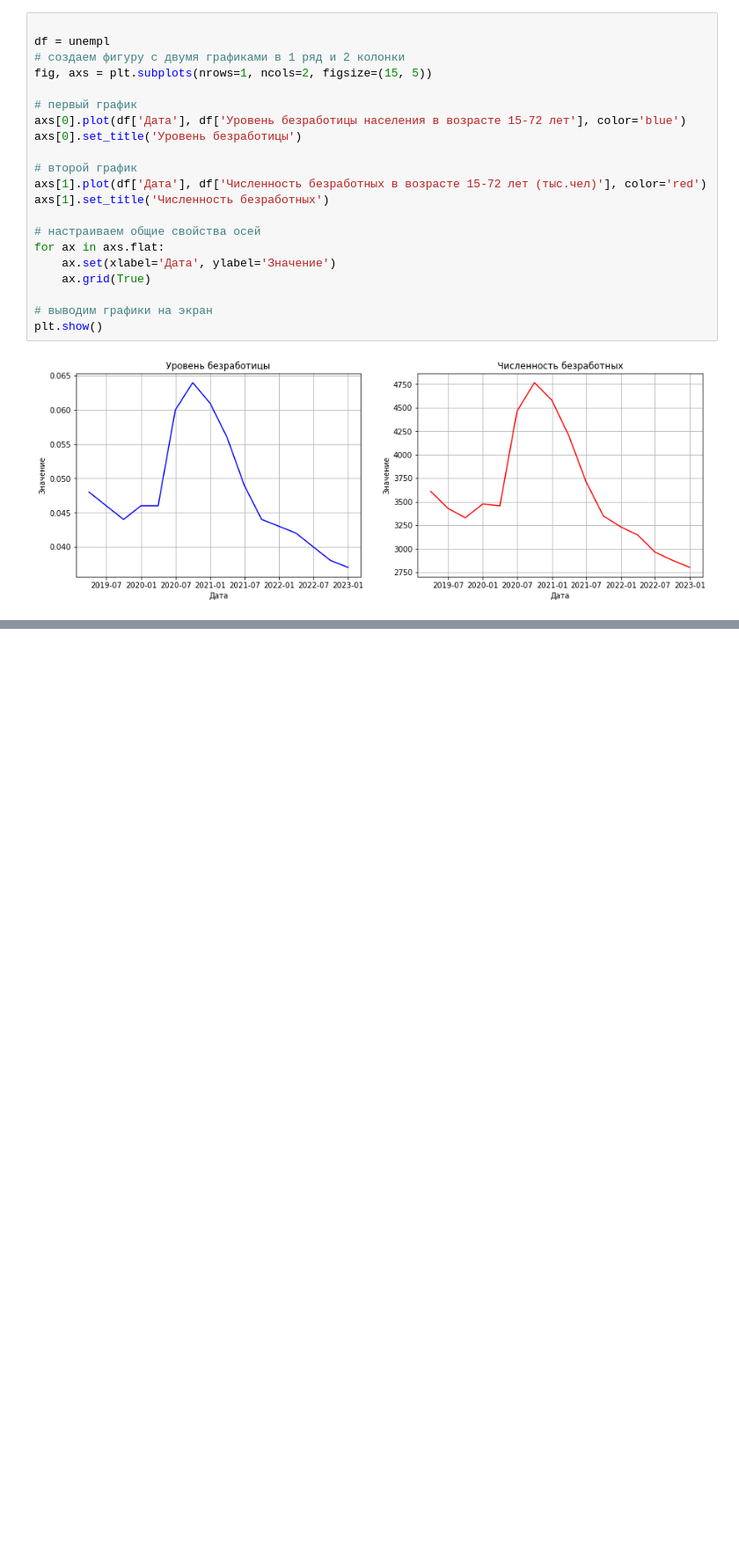
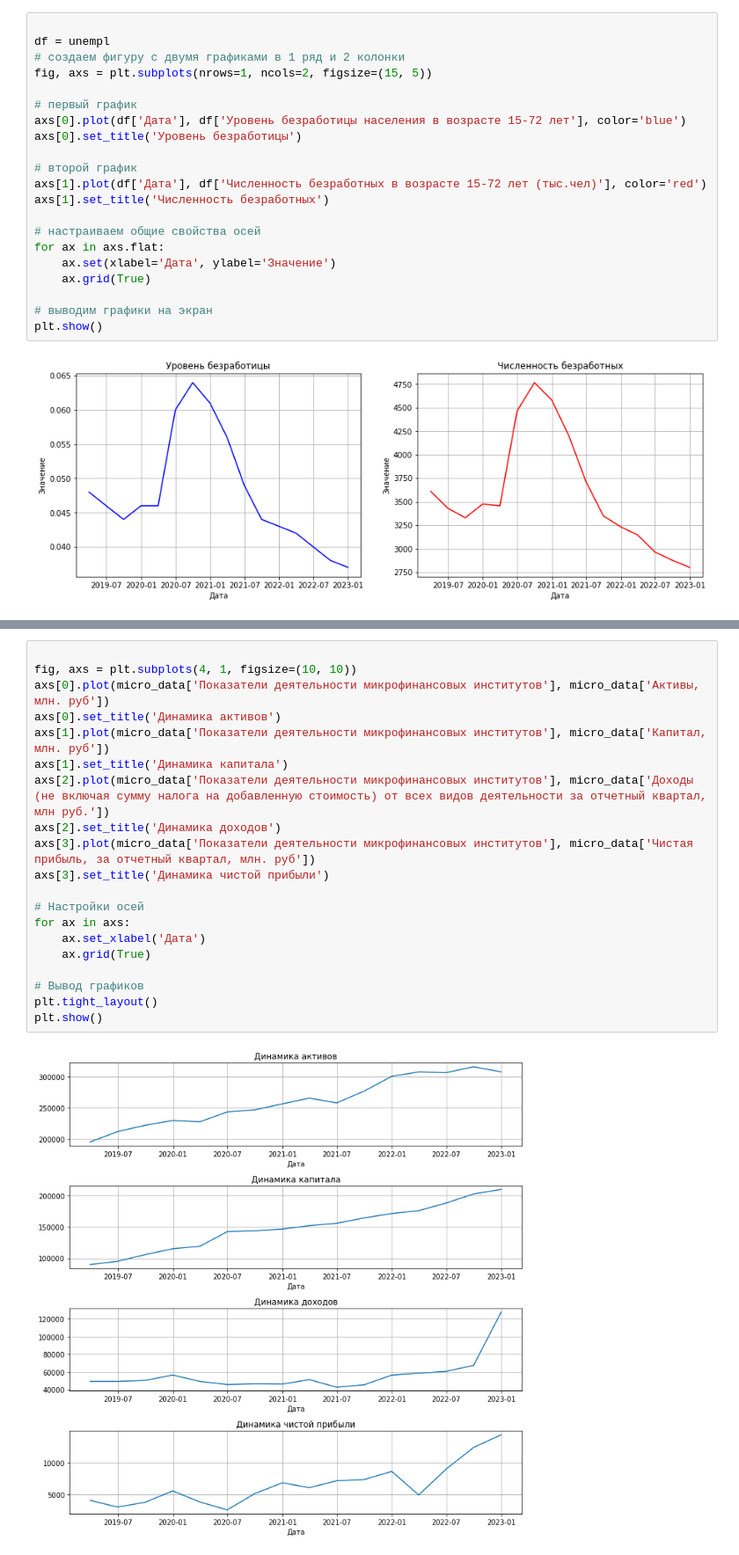
Before and after one commit to torosyantig/microfinance_market, a Jupyter notebook: model.ipynb, the cells around one changed output, grey strips where cells are left out. Shown: that part at 88% size. Saved outputs shown, nothing was run; the diff lists cells and outputs as text; blank space fills up the shorter version.

```diff
--- a/model.ipynb
+++ b/model.ipynb
@@ -381,0 +423,22 @@ plt.show()
+# %%
+
+fig, axs = plt.subplots(4, 1, figsize=(10, 10))
+axs[0].plot(micro_data['Показатели деятельности микрофинансовых институтов'], micro_data['Активы, млн. руб'])
+axs[0].set_title('Динамика активов')
+axs[1].plot(micro_data['Показатели деятельности микрофинансовых институтов'], micro_data['Капитал, млн. руб'])
+axs[1].set_title('Динамика капитала')
+axs[2].plot(micro_data['Показатели деятельности микрофинансовых институтов'], micro_data['Доходы (не включая сумму налога на добавленную стоимость) от всех видов деятельности за отчетный квартал, млн руб.'])
+axs[2].set_title('Динамика доходов')
+axs[3].plot(micro_data['Показатели деятельности микрофинансовых институтов'], micro_data['Чистая прибыль, за отчетный квартал, млн. руб'])
+axs[3].set_title('Динамика чистой прибыли')
+
+# Настройки осей
+for ax in axs:
+    ax.set_xlabel('Дата')
+    ax.grid(True)
+
+# Вывод графиков
+plt.tight_layout()
+plt.show()
+# %% [output]
+[figure, added]
```
Also changed, not shown: parts of 9 cells of this notebook, 1 other file.
